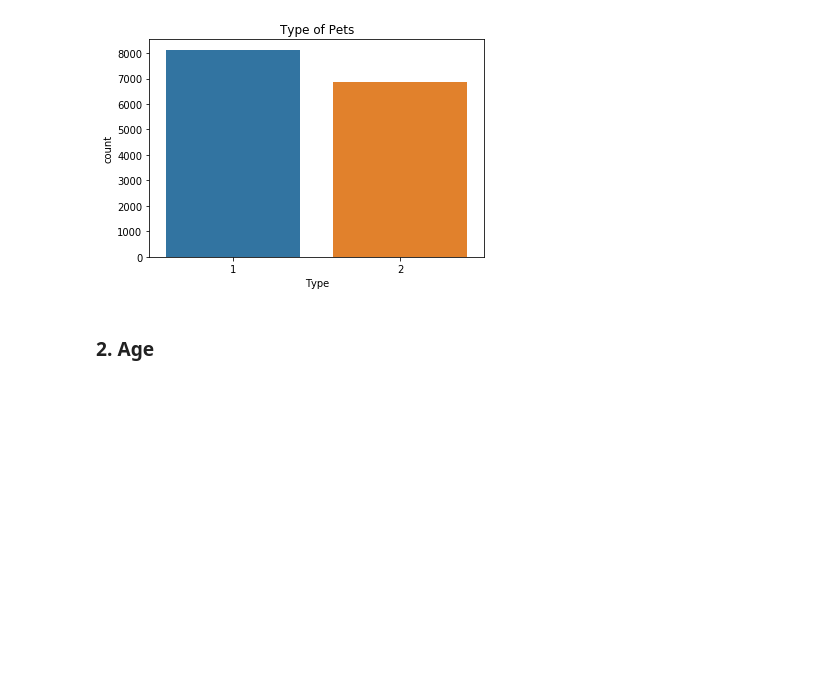
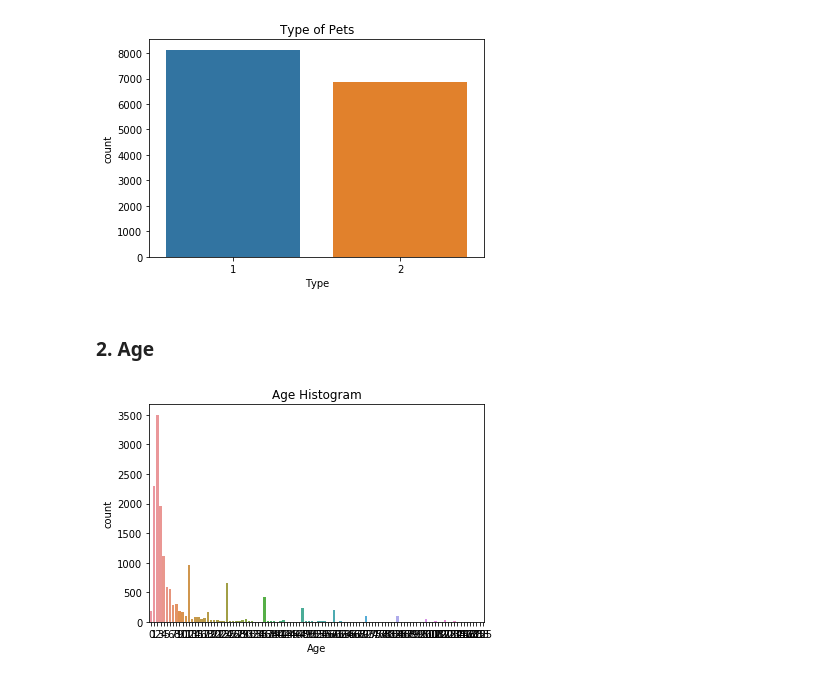
Before and after one commit to kagglebraker/PetAdoptionPrediction, a Jupyter notebook: EDA.ipynb, the cells around one changed output. Cells and saved outputs as stored; diff of their text form; code cells hidden in the pictures; blank space fills up the shorter version.

```diff
--- a/EDA.ipynb
+++ b/EDA.ipynb
@@ -12,5 +14,5 @@ import matplotlib.pyplot as plt
 # %%
-pet_data = pd.read_csv('data/train.csv')
+pet_data = pd.read_csv('../workspace/data/train.csv')
 pet_data.dtypes
 # %% [output]
 Type               int64
@@ -60,3 +62,9 @@ plt.show()
 [figure]
 # %% [markdown]
 ### 2. Age
+# %%
+sns.countplot(x="Age", data=pet_data)
+plt.title("Age Histogram")
+plt.show()
+# %% [output]
+[figure, added]
```
Also changed, not shown: parts of 18 cells of this notebook.
